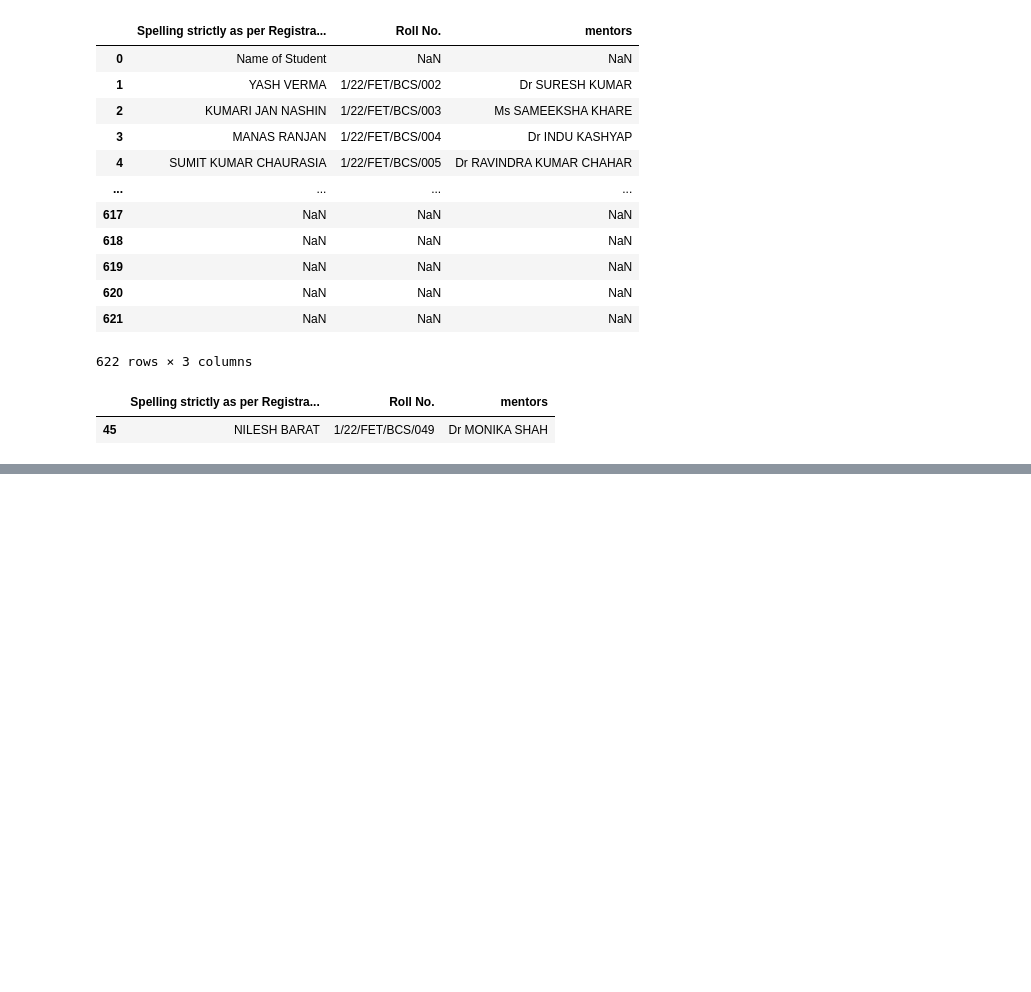
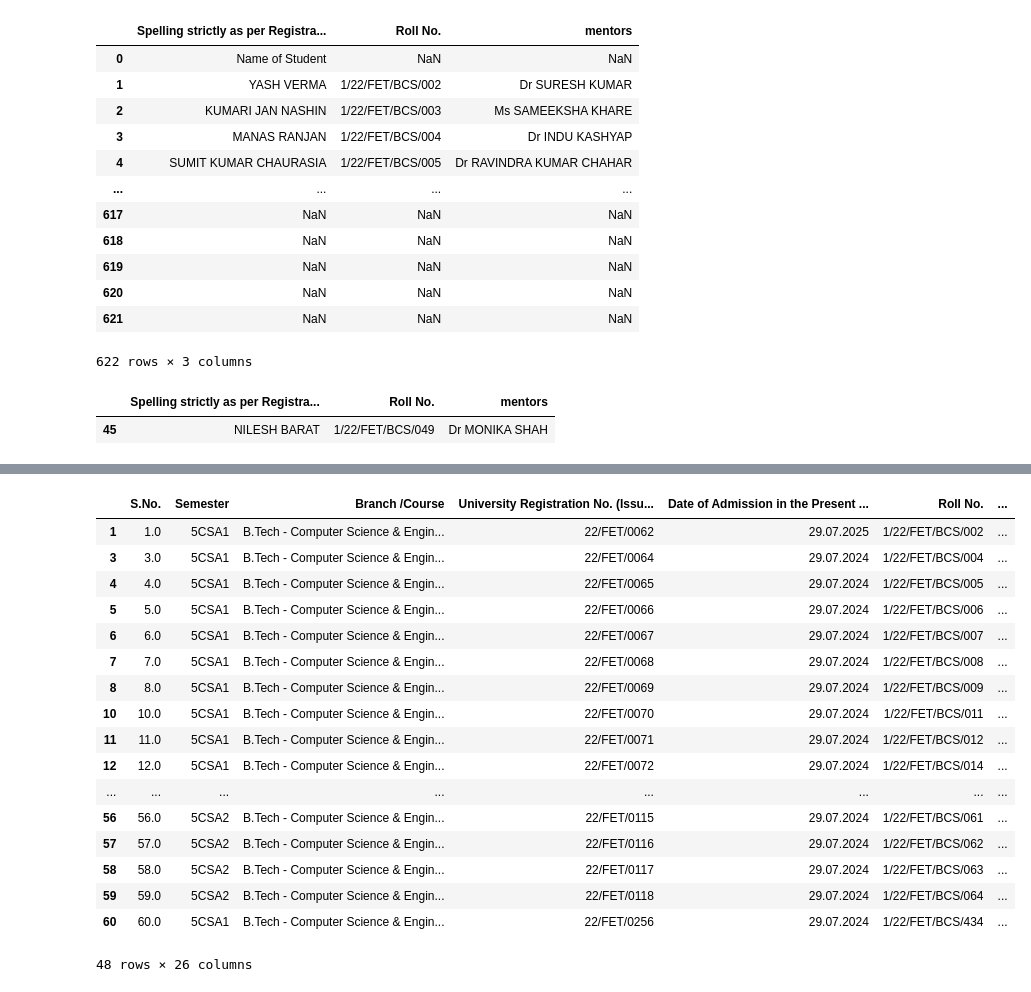
Before and after one commit to Carnit/Machine_learning, a Jupyter notebook: LAB_2/extracting_info.ipynb, the cells around one changed output, grey strips where cells are left out. Saved outputs shown, nothing was run; the diff lists cells and outputs as text; code cells hidden in the pictures; blank space fills up the shorter version.

```diff
--- a/LAB_2/extracting_info.ipynb
+++ b/LAB_2/extracting_info.ipynb
@@ -48,0 +73,21 @@ filtered_data
+# %%
+df[df['Gender'] == 'MALE']
+# %% [output]
+|  | S.No. | Semester | Branch /Course | University Registration No. (Issu... | Date of Admission in the Present ... | Roll No. | ... |
+| 1 | 1.0 | 5CSA1 | B.Tech - Computer Science & Engin... | 22/FET/0062 | 29.07.2025 | 1/22/FET/BCS/002 | ... |
+| 3 | 3.0 | 5CSA1 | B.Tech - Computer Science & Engin... | 22/FET/0064 | 29.07.2024 | 1/22/FET/BCS/004 | ... |
+| 4 | 4.0 | 5CSA1 | B.Tech - Computer Science & Engin... | 22/FET/0065 | 29.07.2024 | 1/22/FET/BCS/005 | ... |
+| 5 | 5.0 | 5CSA1 | B.Tech - Computer Science & Engin... | 22/FET/0066 | 29.07.2024 | 1/22/FET/BCS/006 | ... |
+| 6 | 6.0 | 5CSA1 | B.Tech - Computer Science & Engin... | 22/FET/0067 | 29.07.2024 | 1/22/FET/BCS/007 | ... |
+| 7 | 7.0 | 5CSA1 | B.Tech - Computer Science & Engin... | 22/FET/0068 | 29.07.2024 | 1/22/FET/BCS/008 | ... |
+| 8 | 8.0 | 5CSA1 | B.Tech - Computer Science & Engin... | 22/FET/0069 | 29.07.2024 | 1/22/FET/BCS/009 | ... |
+| 10 | 10.0 | 5CSA1 | B.Tech - Computer Science & Engin... | 22/FET/0070 | 29.07.2024 | 1/22/FET/BCS/011 | ... |
+| 11 | 11.0 | 5CSA1 | B.Tech - Computer Science & Engin... | 22/FET/0071 | 29.07.2024 | 1/22/FET/BCS/012 | ... |
+| 12 | 12.0 | 5CSA1 | B.Tech - Computer Science & Engin... | 22/FET/0072 | 29.07.2024 | 1/22/FET/BCS/014 | ... |
+| ... | ... | ... | ... | ... | ... | ... | ... |
+| 56 | 56.0 | 5CSA2 | B.Tech - Computer Science & Engin... | 22/FET/0115 | 29.07.2024 | 1/22/FET/BCS/061 | ... |
+| 57 | 57.0 | 5CSA2 | B.Tech - Computer Science & Engin... | 22/FET/0116 | 29.07.2024 | 1/22/FET/BCS/062 | ... |
+| 58 | 58.0 | 5CSA2 | B.Tech - Computer Science & Engin... | 22/FET/0117 | 29.07.2024 | 1/22/FET/BCS/063 | ... |
+| 59 | 59.0 | 5CSA2 | B.Tech - Computer Science & Engin... | 22/FET/0118 | 29.07.2024 | 1/22/FET/BCS/064 | ... |
+| 60 | 60.0 | 5CSA1 | B.Tech - Computer Science & Engin... | 22/FET/0256 | 29.07.2024 | 1/22/FET/BCS/434 | ... |
+48 rows × 26 columns
```
Also changed, not shown: parts of 14 cells of this notebook, 1 other file.
